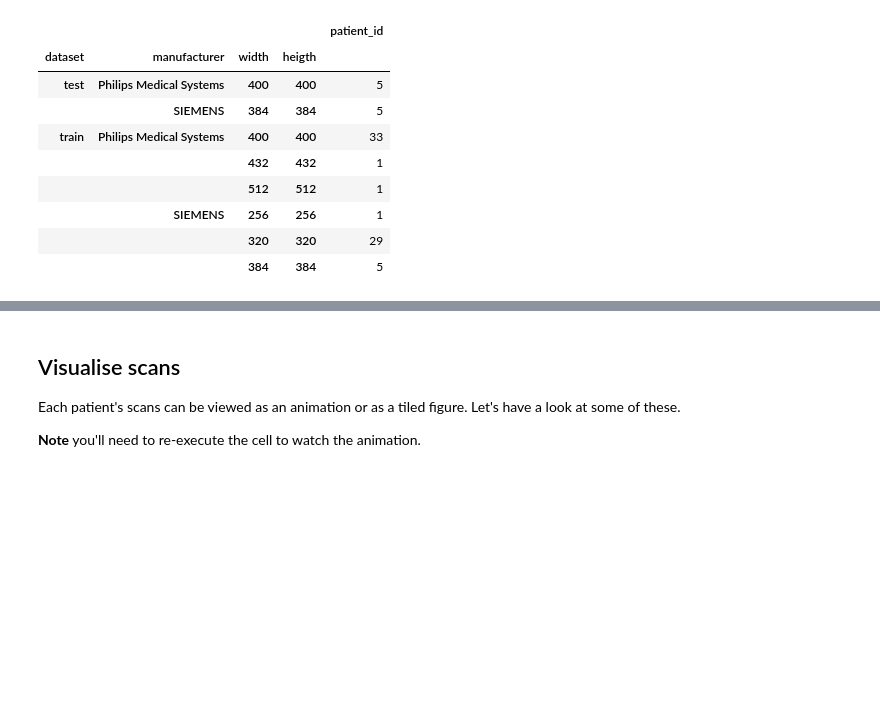
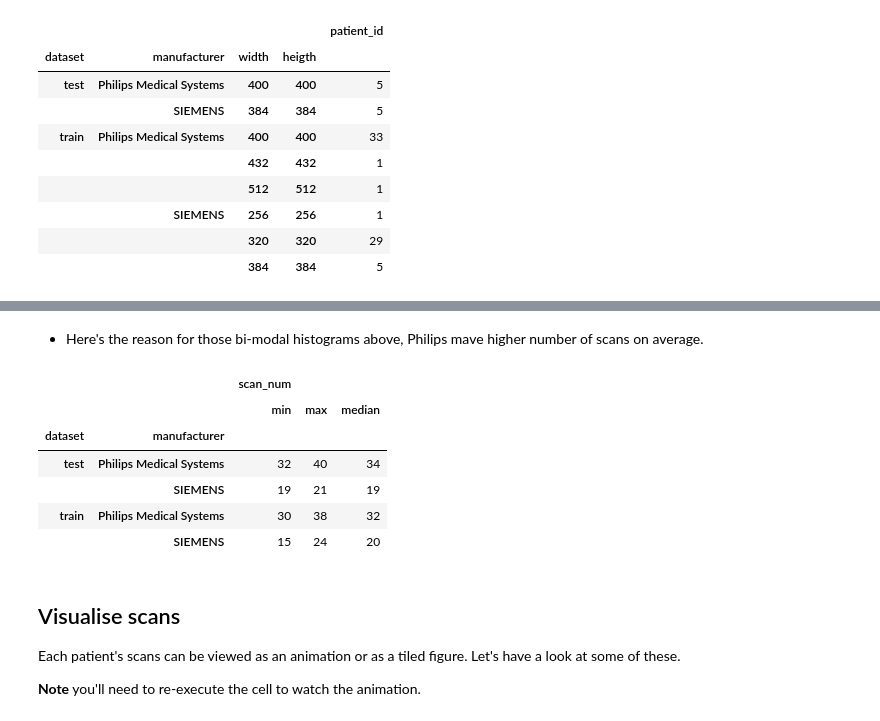
Before and after one commit to danielhomola/3D_UNet, a Jupyter notebook: notebooks/data_exploration.ipynb, the cells around one changed output, grey strips where cells are left out. Saved outputs shown, nothing was run; the diff lists cells and outputs as text; code cells hidden in the pictures; blank space fills up the shorter version.

```diff
--- a/notebooks/data_exploration.ipynb
+++ b/notebooks/data_exploration.ipynb
@@ -143,3 +178,19 @@ df_summary.drop(['thickness'], axis=1).groupby(['dataset', 'manufacturer', 'widt
+# %% [markdown]
+- Here's the reason for those bi-modal histograms above, Philips mave higher number of scans on average.
+# %%
+df_summary.drop(
+    ['thickness', 'max_val', 'width', 'heigth', 'patient_id'], axis=1
+).groupby(
+    ['dataset', 'manufacturer']
+).agg(['min', 'max', 'median'])
+# %% [output]
+|  |  | scan_num |  |  |
+|  |  | min | max | median |
+| dataset | manufacturer |  |  |  |
+| test | Philips Medical Systems | 32 | 40 | 34 |
+|  | SIEMENS | 19 | 21 | 19 |
+| train | Philips Medical Systems | 30 | 38 | 32 |
+|  | SIEMENS | 15 | 24 | 20 |
 # %% [markdown]
 ## Visualise scans
 
```
Also changed, not shown: parts of 24 cells of this notebook, 23 other files.
